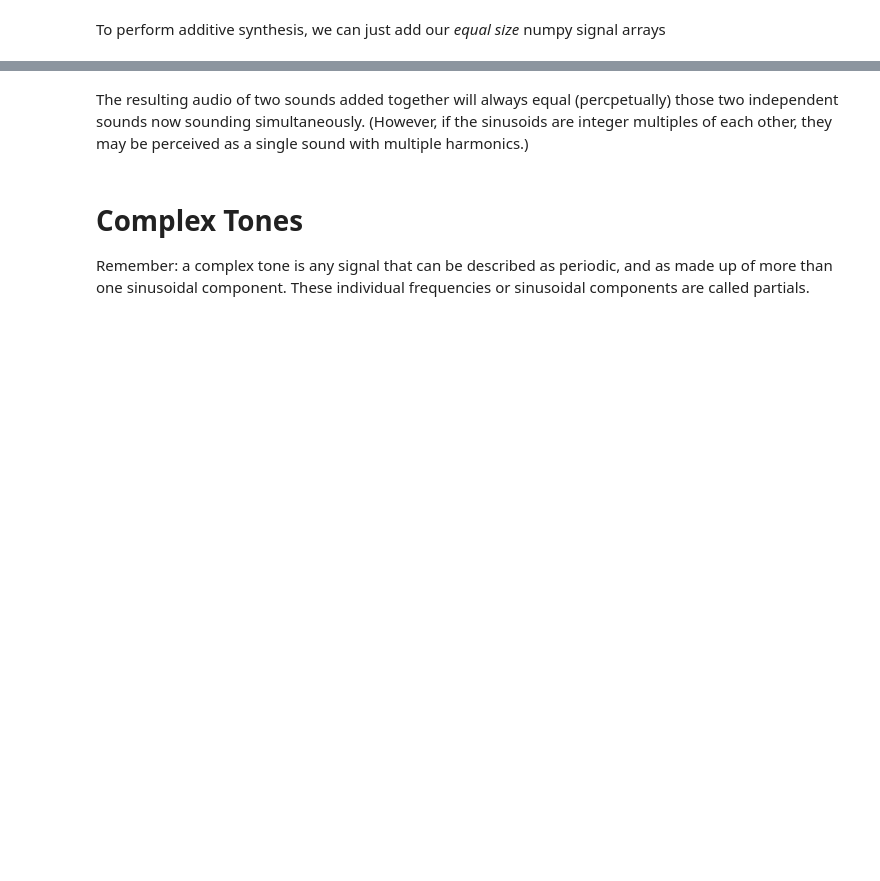
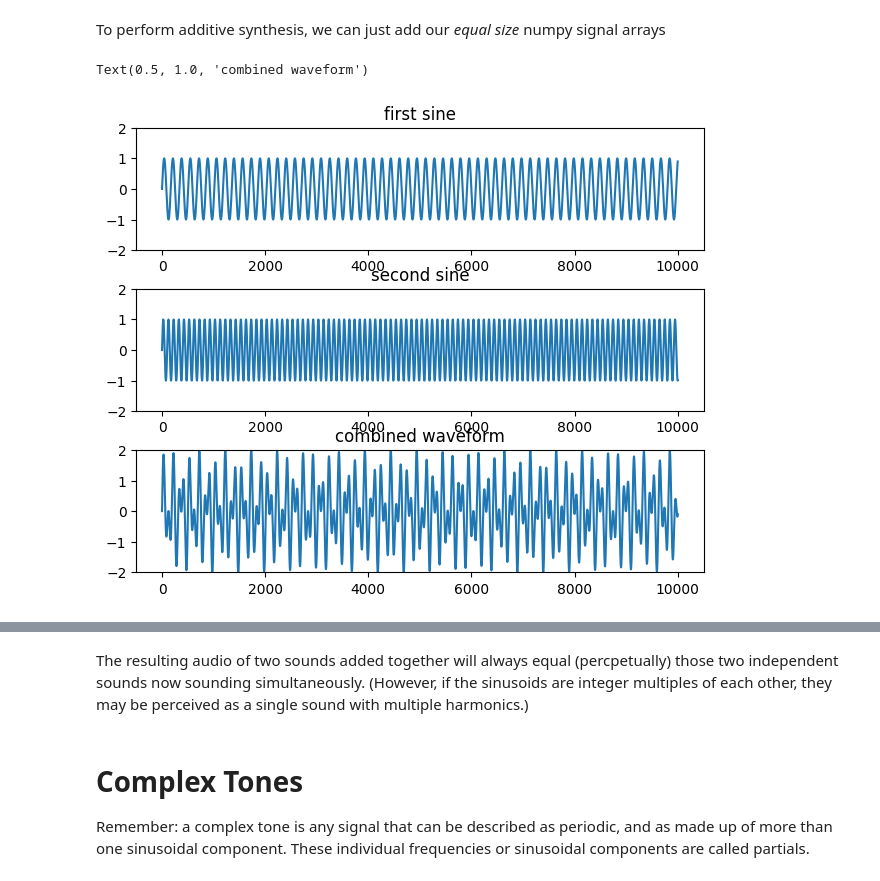
Before and after one commit to theodorsommer/AudioTechII, a Jupyter notebook: Lectures-Blank/Lesson06_SynthesisInPython-Day1.ipynb, the cells around one changed output, grey strips where cells are left out. Drawn from its saved outputs; the diff is of its cells as text; code cells hidden in the pictures; blank space fills up the shorter version.

```diff
--- a/Lectures-Blank/Lesson06_SynthesisInPython-Day1.ipynb
+++ b/Lectures-Blank/Lesson06_SynthesisInPython-Day1.ipynb
@@ -20,0 +67,2 @@ $$ A\ sin(\omega_{0}t + \phi)$$
+# %%
+y = genSine(440)
@@ -21,2 +73,23 @@ $$ A\ sin(\omega_{0}t + \phi)$$
 # %% [markdown]
 To perform additive synthesis, we can just add our *equal size* numpy signal arrays
+# %%
+z = x + y
+
+plt.subplot(3,1,1)
+plt.tight_layout()
+plt.plot(x[0:10000])
+plt.ylim((-2,2))
+plt.title('first sine')
+
+plt.subplot(3,1,2)
+plt.plot(y[0:10000])
+plt.ylim((-2,2))
+plt.title('second sine')
+
+plt.subplot(3,1,3)
+plt.plot(z[0:10000])
+plt.ylim((-2,2))
+plt.title('combined waveform')
+# %% [output]
+Text(0.5, 1.0, 'combined waveform')
+[figure, added]
```
Also changed, not shown: parts of 21 cells of this notebook.
